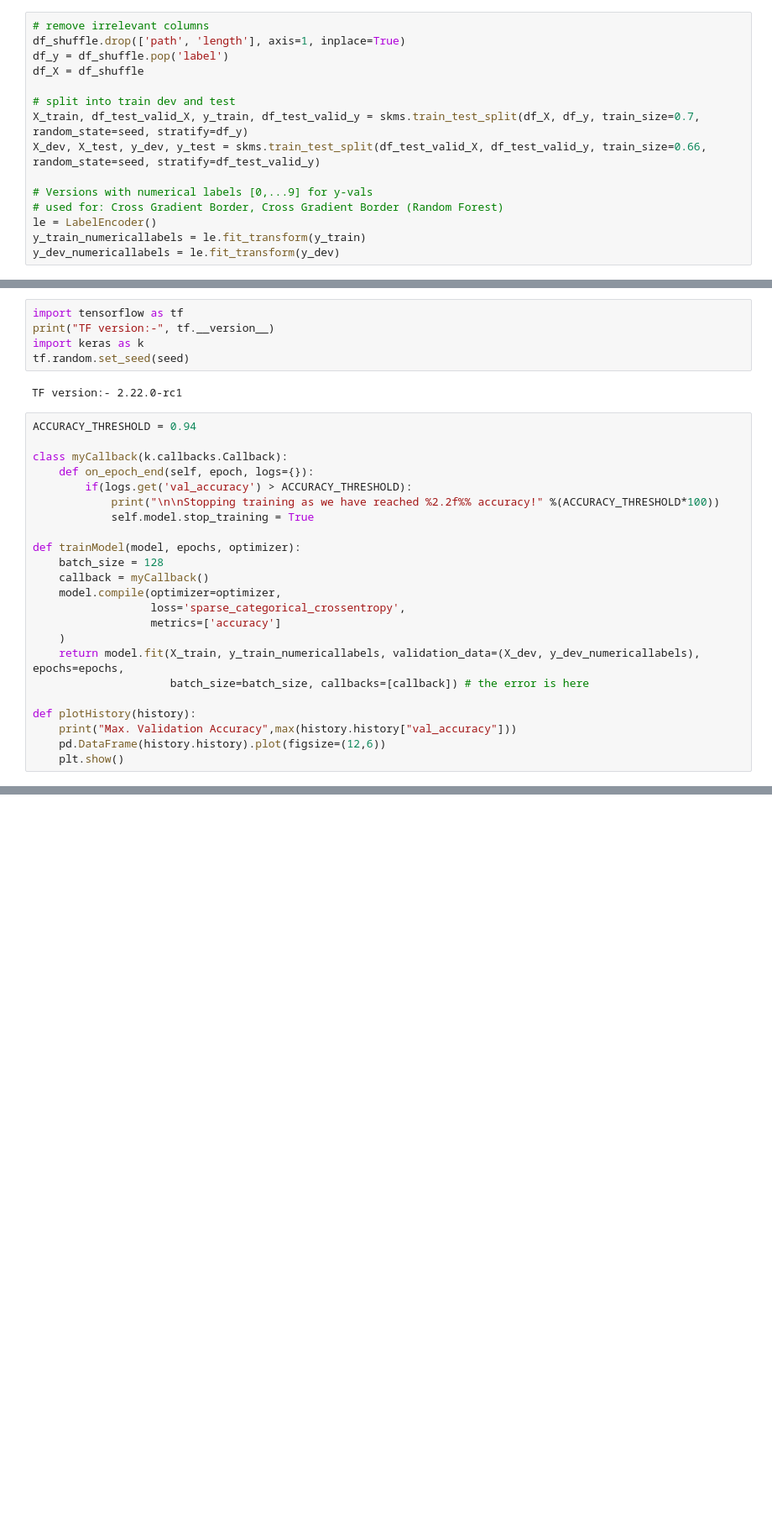
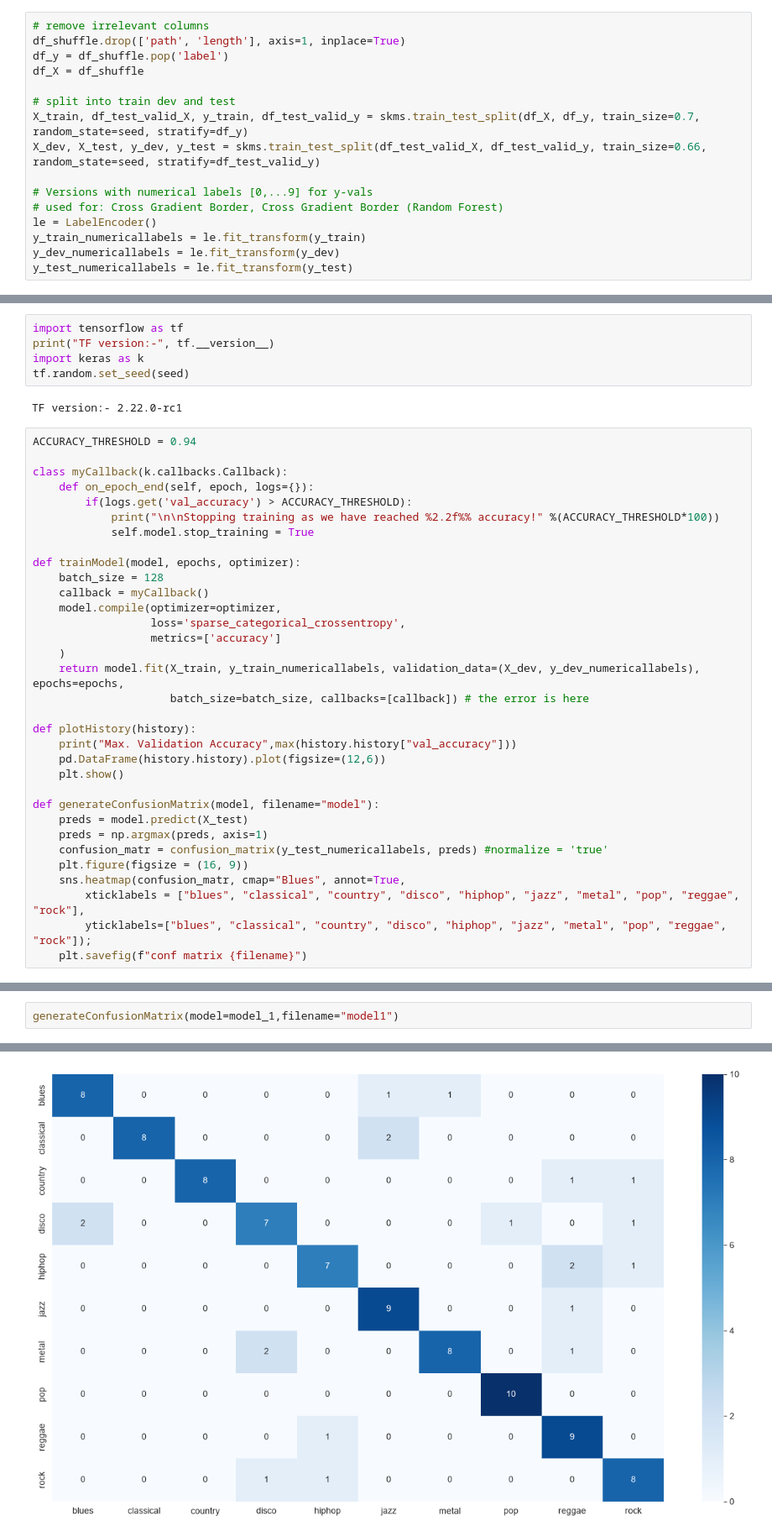
Before and after one commit to diego-nst/BongcayaoTanalgo_ISCS30.63, a Jupyter notebook: project-ver2.ipynb, the cells around one changed output, grey strips where cells are left out. Shown at 84% size. Saved outputs shown, nothing was run; the diff lists cells and outputs as text; blank space fills up the shorter version.

Commit message:
added confusion matrices for all models

```diff
--- a/project-ver2.ipynb
+++ b/project-ver2.ipynb
@@ -608,3 +600,4 @@ X_dev, X_test, y_dev, y_test = skms.train_test_split(df_test_valid_X, df_test_va
 le = LabelEncoder()
 y_train_numericallabels = le.fit_transform(y_train)
 y_dev_numericallabels = le.fit_transform(y_dev)
+y_test_numericallabels = le.fit_transform(y_test)
@@ -657,6 +648,16 @@ def plotHistory(history):
     print("Max. Validation Accuracy",max(history.history["val_accuracy"]))
     pd.DataFrame(history.history).plot(figsize=(12,6))
     plt.show()
+
+def generateConfusionMatrix(model, filename="model"):
+    preds = model.predict(X_test)
+    preds = np.argmax(preds, axis=1)
+    confusion_matr = confusion_matrix(y_test_numericallabels, preds) #normalize = 'true'
+    plt.figure(figsize = (16, 9))
+    sns.heatmap(confusion_matr, cmap="Blues", annot=True,
+        xticklabels = ["blues", "classical", "country", "disco", "hiphop", "jazz", "metal", "pop", "reggae", "rock"],
+        yticklabels=["blues", "classical", "country", "disco", "hiphop", "jazz", "metal", "pop", "reggae", "rock"]);
+    plt.savefig(f"conf matrix {filename}")
 # %%
 model_1 = k.models.Sequential([
     k.layers.Dense(256, activation='relu', input_shape=(X_train.shape[1],)),
@@ -706,0 +708,3 @@ Max. Validation Accuracy 0.8842265009880066
+# %%
+generateConfusionMatrix(model=model_1,filename="model1")
+# %% [output]
@@ -707,3 +712,4 @@ Max. Validation Accuracy 0.8842265009880066
+[figure, added]
 # %%
 model_2 = k.models.Sequential([
     k.layers.Dense(512, activation='relu', input_shape=(X_train.shape[1],)),
```
Also changed, not shown: parts of 15 cells of this notebook, 5 other files.
